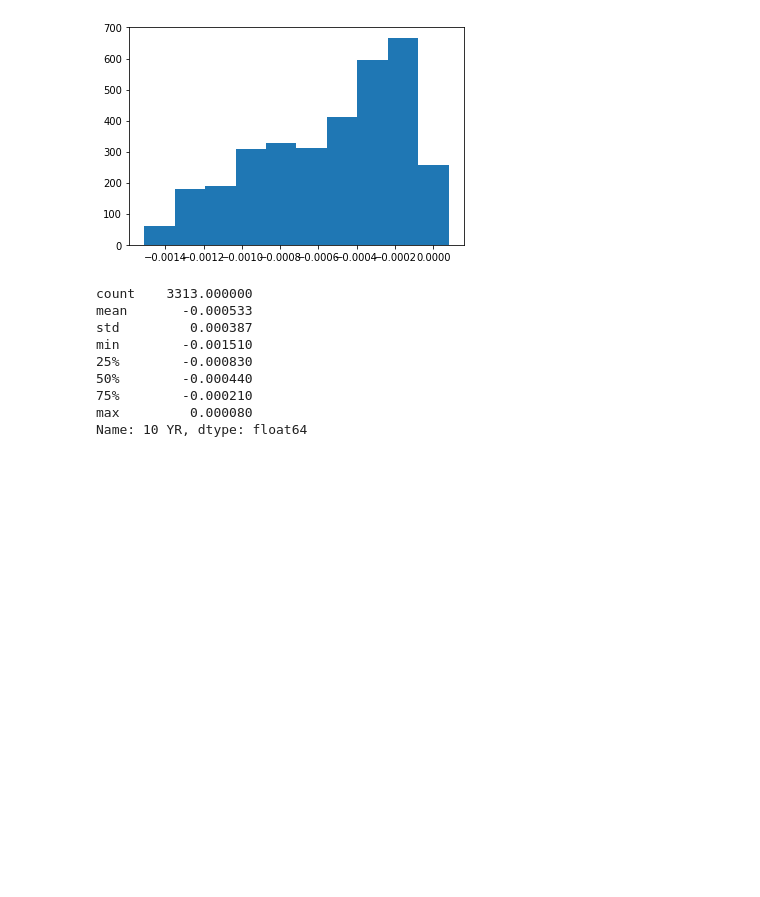
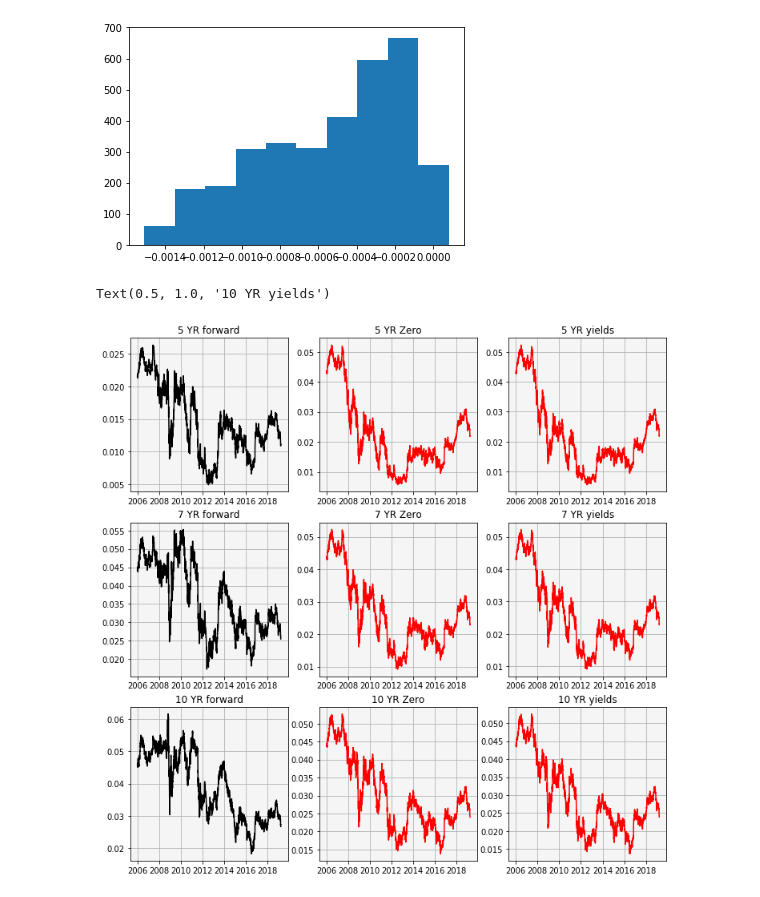
Before and after one commit to davidjsmith44/NLP-Fed-Speeches, a Jupyter notebook: data/Check_zeros_from_ylds.ipynb, the cells around one changed output. Saved outputs shown, nothing was run; the diff lists cells and outputs as text; code cells hidden in the pictures; blank space fills up the shorter version.

```diff
--- a/data/Check_zeros_from_ylds.ipynb
+++ b/data/Check_zeros_from_ylds.ipynb
@@ -31,2 +29,0 @@ ylds.head()
-# %%
-ylds = ylds/100
@@ -46,15 +57,48 @@ plt.hist(test)
          8.000e-05]),
  <a list of 10 Patch objects>)
 [figure]
-# %%
-test.describe()
-# %% [output]
-count    3313.000000
-mean       -0.000533
-std         0.000387
-min        -0.001510
-25%        -0.000830
-50%        -0.000440
-75%        -0.000210
-max         0.000080
-Name: 10 YR, dtype: float64
+# %%
+fig, axs = plt.subplots(3,3, figsize = (12,12))
+
+axs[0,0].plot(forwards['5 YR'], color='k')
+axs[0,0].grid()
+axs[0,0].set_facecolor("whitesmoke")
+axs[0,0].set_title("5 YR forward")
+axs[0,1].plot(zeros['5 YR'], color='r')
+axs[0,1].grid()
+axs[0,1].set_facecolor("whitesmoke")
+axs[0,1].set_title("5 YR Zero")
+axs[0,2].plot(ylds['5 YR'], color='r')
+axs[0,2].grid()
+axs[0,2].set_facecolor("whitesmoke")
+axs[0,2].set_title("5 YR yields")
+
+
+axs[1,0].plot(forwards['7 YR'], color='k')
+axs[1,0].grid()
+axs[1,0].set_facecolor("whitesmoke")
+axs[1,0].set_title("7 YR forward")
+axs[1,1].plot(zeros['7 YR'], color='r')
+axs[1,1].grid()
+axs[1,1].set_facecolor("whitesmoke")
+axs[1,1].set_title("7 YR Zero")
+axs[1,2].plot(ylds['7 YR'], color='r')
+axs[1,2].grid()
+axs[1,2].set_facecolor("whitesmoke")
+axs[1,2].set_title("7 YR yields")
+
+axs[2,0].plot(forwards['10 YR'], color='k')
+axs[2,0].grid()
+axs[2,0].set_facecolor("whitesmoke")
+axs[2,0].set_title("10 YR forward")
+axs[2,1].plot(zeros['10 YR'], color='r')
+axs[2,1].grid()
+axs[2,1].set_facecolor("whitesmoke")
+axs[2,1].set_title("10 YR Zero")
+axs[2,2].plot(ylds['10 YR'], color='r')
+axs[2,2].grid()
+axs[2,2].set_facecolor("whitesmoke")
+axs[2,2].set_title("10 YR yields")
+# %% [output]
+Text(0.5, 1.0, '10 YR yields')
+[figure, added]
```
Also changed, not shown: parts of 10 cells of this notebook, 2 other files.
